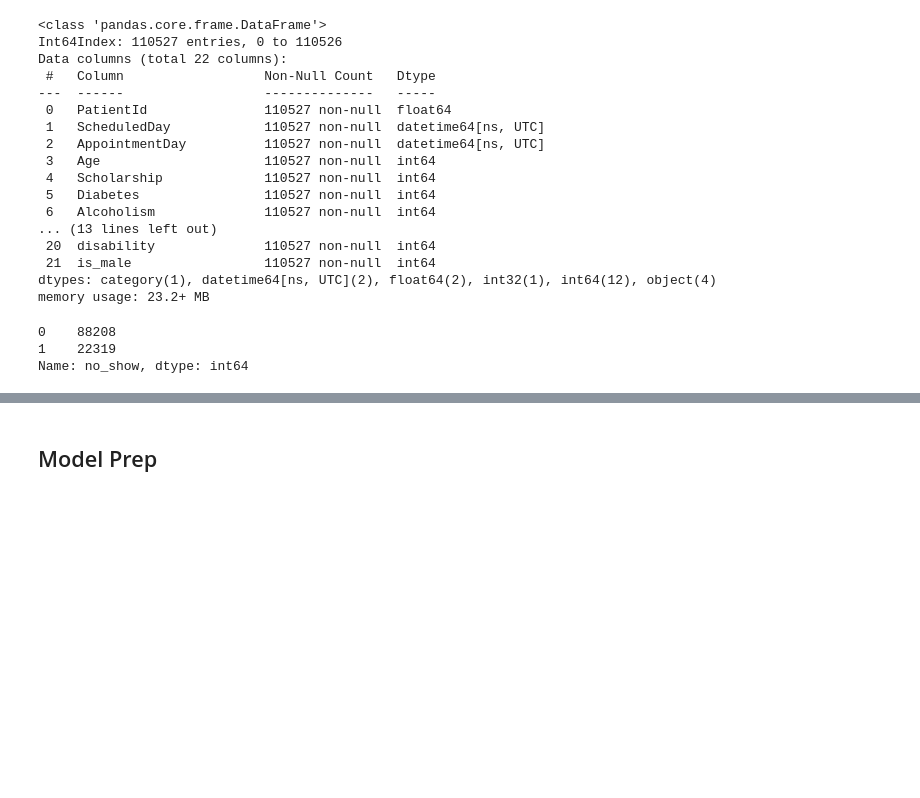
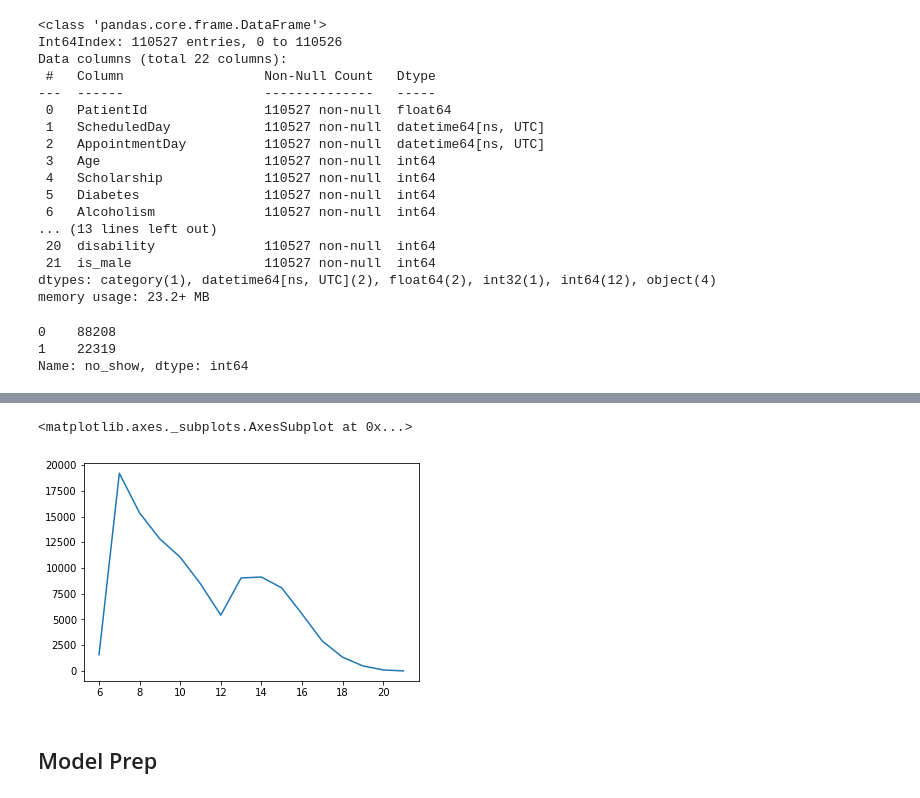
Before and after one commit to mgalaviz1/my_work, a Jupyter notebook: capstone2/predicting_no_shows.ipynb, the cells around one changed output, grey strips where cells are left out. Cells and saved outputs as stored; diff of their text form; code cells hidden in the pictures; blank space fills up the shorter version.

```diff
--- a/capstone2/predicting_no_shows.ipynb
+++ b/capstone2/predicting_no_shows.ipynb
@@ -765,3 +794,8 @@ Name: no_show, dtype: int64
+# %%
+df_merge.ScheduledDay.dt.hour.value_counts().sort_index().plot()
+# %% [output]
+<matplotlib.axes._subplots.AxesSubplot at 0x...>
+[figure, added]
 # %% [markdown]
 ## Model Prep
 # %%
```
Also changed, not shown: parts of 23 cells of this notebook.
